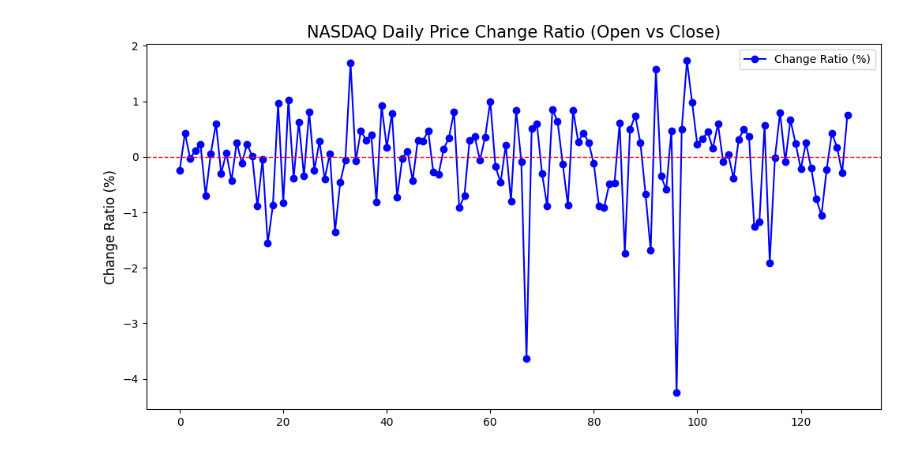
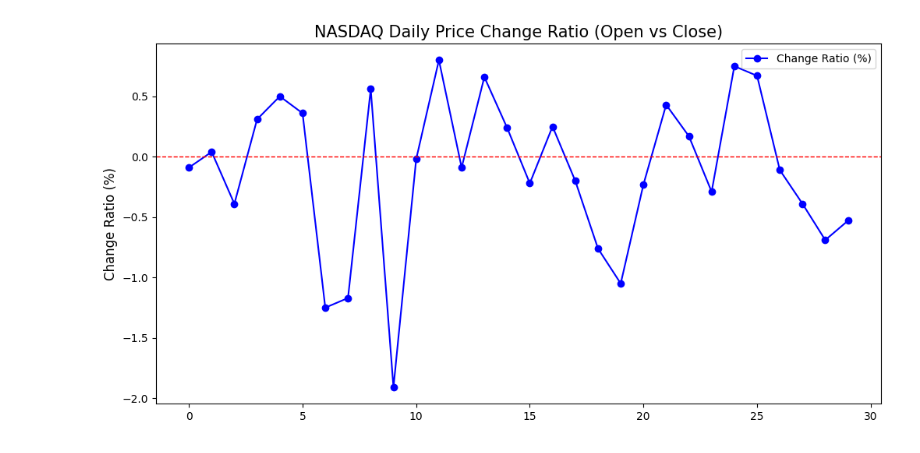
Before and after one commit to chikiripokiri/covid-dashboard, a Jupyter notebook: finance.ipynb, the cells around one changed output. Drawn from its saved outputs; the diff is of its cells as text; code cells hidden in the pictures.

```diff
--- a/finance.ipynb
+++ b/finance.ipynb
@@ -36,23 +36,23 @@ print(my_data)
 # %%
 import matplotlib.pyplot as plt
 
-my_data1 = my_data[:130]
+my_data1 = my_data[:30]
 dates = [d['Date'] for d in my_data1]
 ratios = [d['in_de'] for d in my_data1]
 
 # 2. 데이터 정렬 (웹에서 가져온 데이터는 최신순이므로 과거순으로 뒤집기)
 dates.reverse()
 ratios.reverse()
 
 plt.figure(figsize=(12, 6))
 plt.plot(ratios, marker='o', linestyle='-', color='b', label='Change Ratio (%)')
 
 plt.title('NASDAQ Daily Price Change Ratio (Open vs Close)', fontsize=15)
 plt.ylabel('Change Ratio (%)', fontsize=12)
 plt.axhline(0, color='red', linestyle='--', linewidth=1)
 plt.legend()
 
 plt.show()
 del my_data1
 # %% [output]
-[figure, old version]
+[figure, new version]
```
Also changed, not shown: parts of 1 cell of this notebook.
